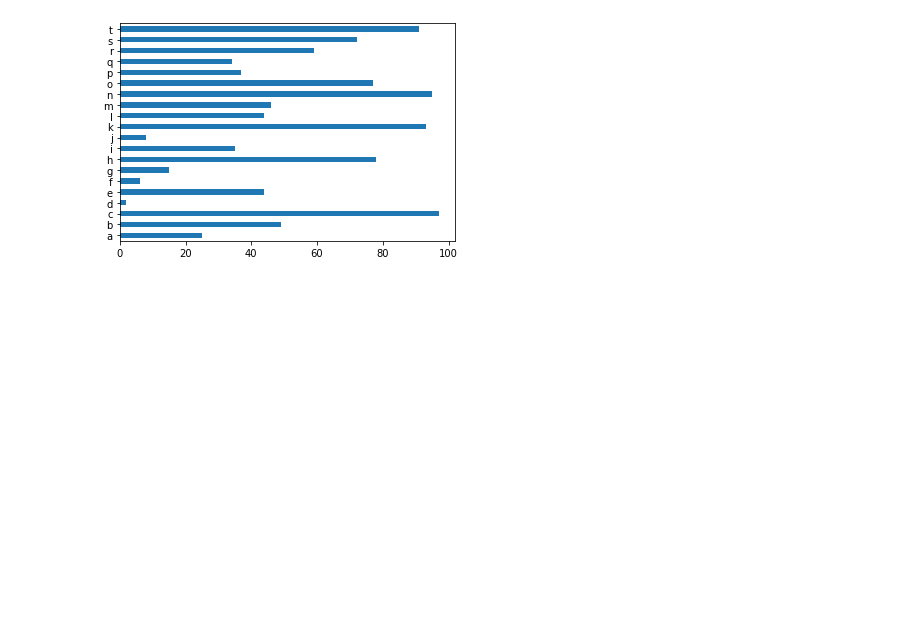
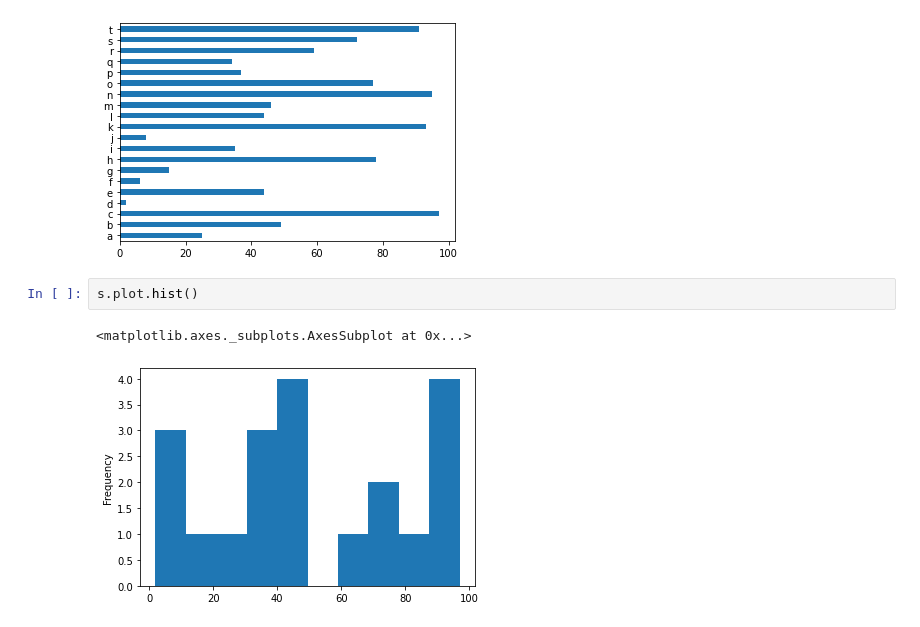
Before and after one commit to consmith2/cisco-2020-june, a Jupyter notebook: Cisco 2020 June 23.ipynb, the cells around one changed output. Saved outputs shown, nothing was run; the diff lists cells and outputs as text; blank space fills up the shorter version.

```diff
--- a/Cisco 2020 June 23.ipynb
+++ b/Cisco 2020 June 23.ipynb
@@ -302,3 +302,8 @@ s.plot.barh()
 # %% [output]
 <matplotlib.axes._subplots.AxesSubplot at 0x...>
 [figure]
+# %%
+s.plot.hist()
+# %% [output]
+<matplotlib.axes._subplots.AxesSubplot at 0x...>
+[figure, added]
```
Also changed, not shown: parts of 7 cells of this notebook.
